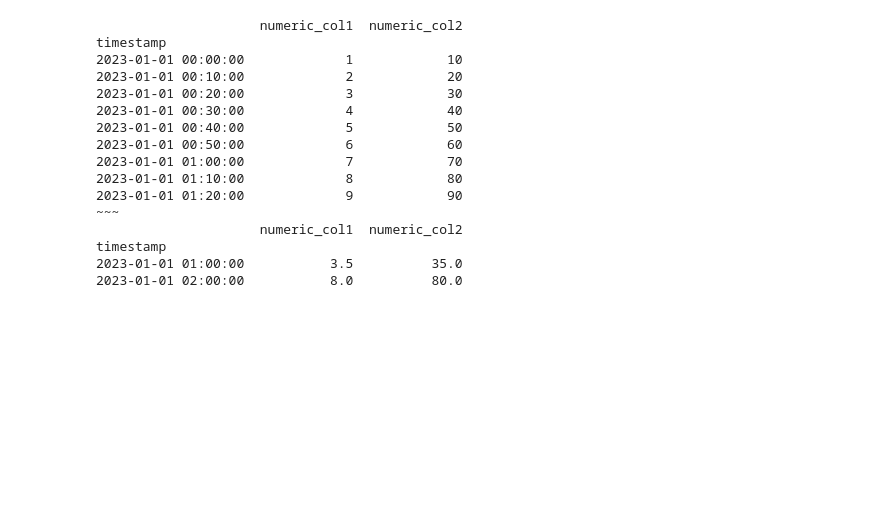
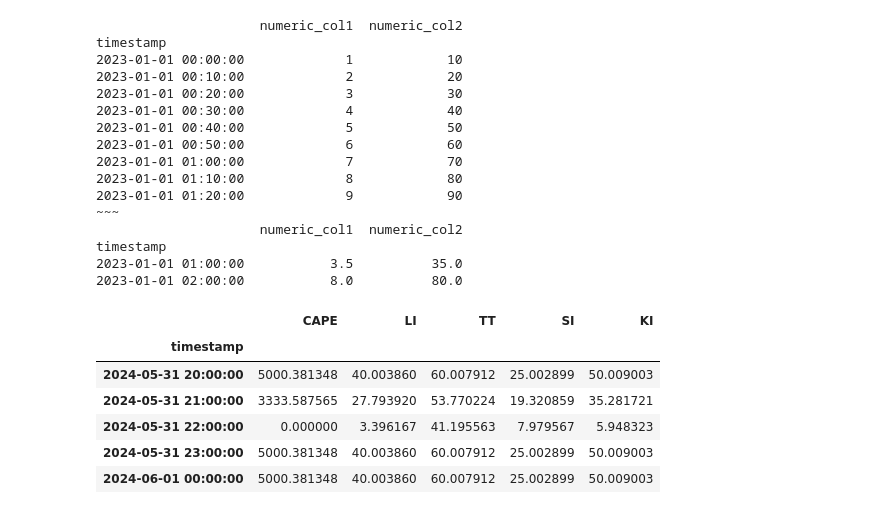
Before and after one commit to NietoCurcio/atmoseer, a Jupyter notebook: notebooks/MONAN_meeting.ipynb, the cells around one changed output. Cells and saved outputs as stored; diff of their text form; code cells hidden in the pictures; blank space fills up the shorter version.

```diff
--- a/notebooks/MONAN_meeting.ipynb
+++ b/notebooks/MONAN_meeting.ipynb
@@ -1360,3 +1360,16 @@ timestamp
 timestamp
 2023-01-01 01:00:00           3.5          35.0
 2023-01-01 02:00:00           8.0          80.0
+# %%
+import pandas as pd
+
+df = pd.read_parquet('../dsi_features.parquet')
+df.tail()
+# %% [output]
+|  | CAPE | LI | TT | SI | KI |
+| timestamp |  |  |  |  |  |
+| 2024-05-31 20:00:00 | 5000.381348 | 40.003860 | 60.007912 | 25.002899 | 50.009003 |
+| 2024-05-31 21:00:00 | 3333.587565 | 27.793920 | 53.770224 | 19.320859 | 35.281721 |
+| 2024-05-31 22:00:00 | 0.000000 | 3.396167 | 41.195563 | 7.979567 | 5.948323 |
+| 2024-05-31 23:00:00 | 5000.381348 | 40.003860 | 60.007912 | 25.002899 | 50.009003 |
+| 2024-06-01 00:00:00 | 5000.381348 | 40.003860 | 60.007912 | 25.002899 | 50.009003 |
```
Also changed, not shown: parts of 11 cells of this notebook, 6 other files.
